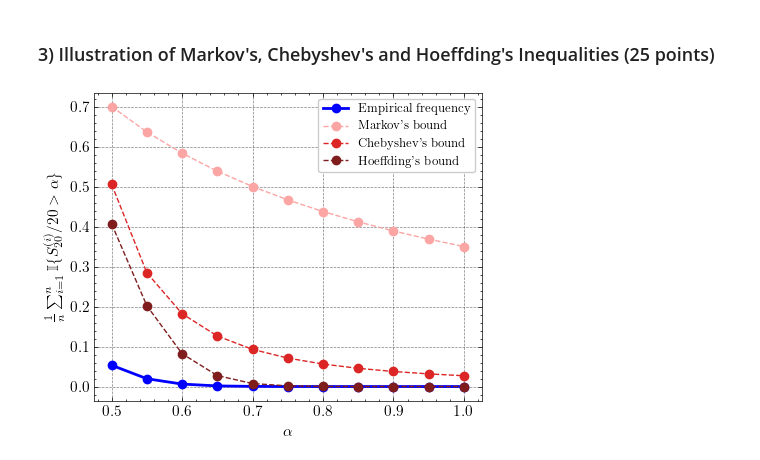
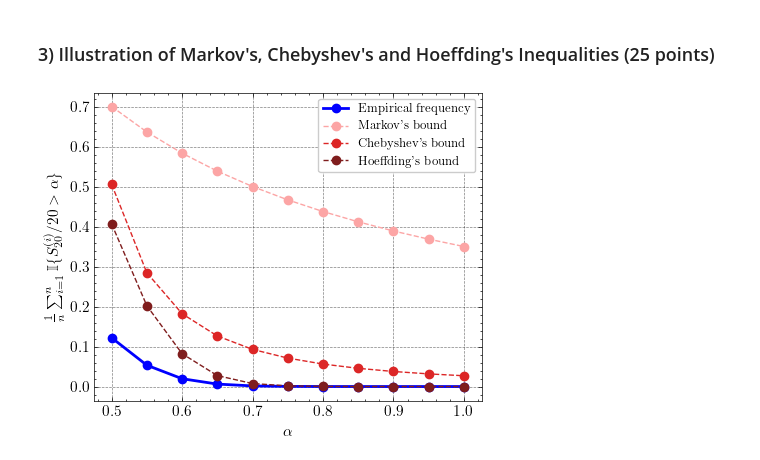
Before and after one commit to MO-tothe-ES/MLA_DIKU, a Jupyter notebook: Assignments/HA2/HA2_consentration_of_measure.ipynb, the cells around one changed output. Drawn from its saved outputs; the diff is of its cells as text; code cells hidden in the pictures.

```diff
--- a/Assignments/HA2/HA2_consentration_of_measure.ipynb
+++ b/Assignments/HA2/HA2_consentration_of_measure.ipynb
@@ -22,7 +22,7 @@ Nx = 20 # number of random variables
 n  = 1_000_000 # number of repetetions
 
 # draw n samples of Nx independent Bernoulli variables
-X  = rng.uniform(low=0, high=1, size=(n, Nx)) < p
+X  = rng.uniform(low=0, high=1, size=(n, Nx)) <= p
 SX = X.sum(axis=1)
 
 # allocate space for results
@@ -35,7 +35,7 @@ empiri_bounds = np.zeros((len(alphas),3))
 for j, alpha in enumerate(alphas):
 
     # 1) Empirical frequency of observing S_20 larger than alpha
-    SX_geq = SX / 20.0 > alpha
+    SX_geq = SX / 20.0 >= alpha
     freq_SX_geq[j] = SX_geq.mean()
 
     # 3) Markow's bound
@@ -61,31 +61,31 @@ plt.figure(figsize=(5, 4))
 
 plt.plot(
     alphas, freq_SX_geq,
     marker="o", color="blue", lw="2",
     label="Empirical frequency"
 )
 
 red_shades = ["#FCA5A5", "#DC2626", "#7F1D1D"]
 bound_labels = ["Markov's bound", "Chebyshev's bound", "Hoeffding's bound"]
 
 for i, (color, label) in enumerate(zip(red_shades, bound_labels)):
     plt.plot(
         alphas, theory_bounds[:, i],
         marker="o", color=color, ls="--",
         label=label
     )
     # plt.plot(
     #     alphas, empiri_bounds[:, i],
     #     marker=None
     # )
 
 plt.xlabel(r"$\alpha$")
 plt.ylabel(
     r"$\frac{1}{n}\sum_{i=1}^{n}"
     r"\mathbb{I}\{S_{20}^{(i)}/20 > \alpha\}$"
 )
 plt.legend()
 plt.savefig("output/bound_plot.png")
 plt.show()
 # %% [output]
-[figure, old version]
+[figure, new version]
```
Also changed, not shown: 1 other file.
